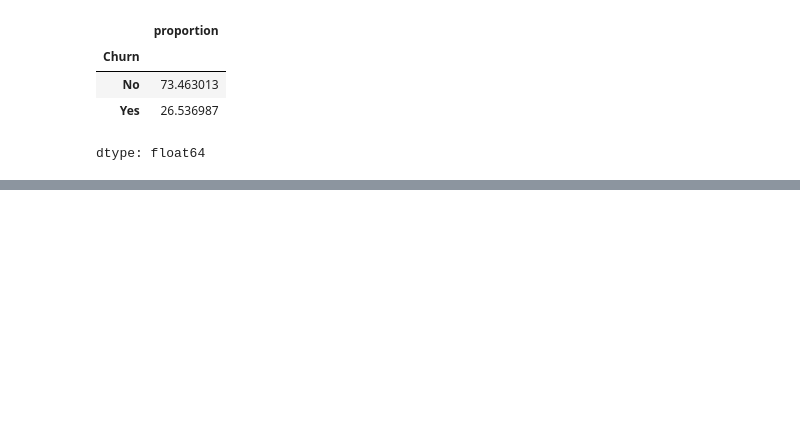
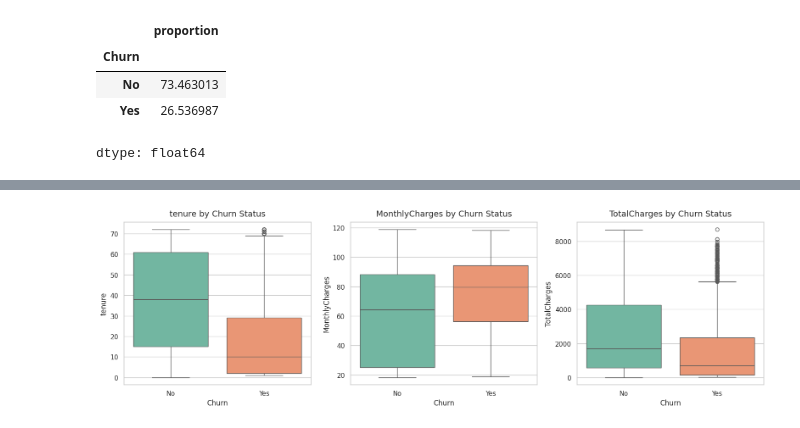
Before and after one commit to vinudi20251178-ux/Telco_churn_ml_cw, a Jupyter notebook: notebooks/Telco_Churn_ml_cw.ipynb, the cells around one changed output, grey strips where cells are left out. Saved outputs shown, nothing was run; the diff lists cells and outputs as text; code cells hidden in the pictures; blank space fills up the shorter version.

```diff
--- a/notebooks/Telco_Churn_ml_cw.ipynb
+++ b/notebooks/Telco_Churn_ml_cw.ipynb
@@ -102,0 +215,26 @@ dtype: float64
+# %%
+sb.set_theme(style="whitegrid")
+
+fig,axes=plt.subplots(nrows=1, ncols=3, figsize=(16,5))
+cols_of_plot=['tenure','MonthlyCharges','TotalCharges']
+colors = ['#4c72b0', '#55a868', '#c44e52']
+
+for i, col in enumerate(cols_of_plot):
+    sb.boxplot(
+        data=df,
+        x='Churn',
+        y=col,
+        hue='Churn',
+        palette='Set2',
+        legend=False,
+        ax=axes[i]
+    )
+    axes[i].set_title(f'{col} by Churn Status', fontsize=14, pad=10)
+    axes[i].set_xlabel('Churn', fontsize=12)
+    axes[i].set_ylabel(col, fontsize=12)
+
+
+plt.tight_layout()
+plt.show()
+# %% [output]
+[figure, added]
```
Also changed, not shown: parts of 12 cells of this notebook.
